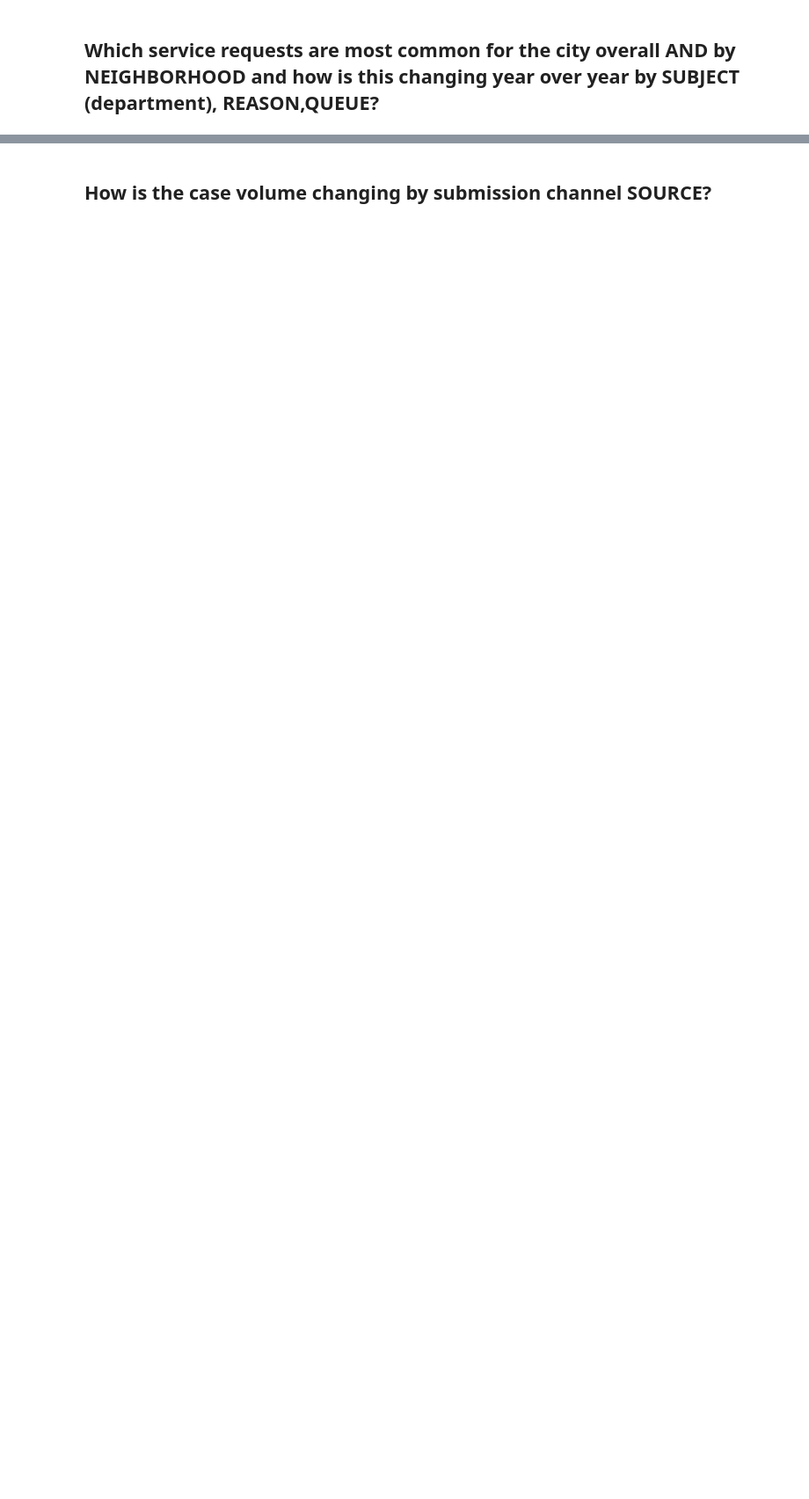
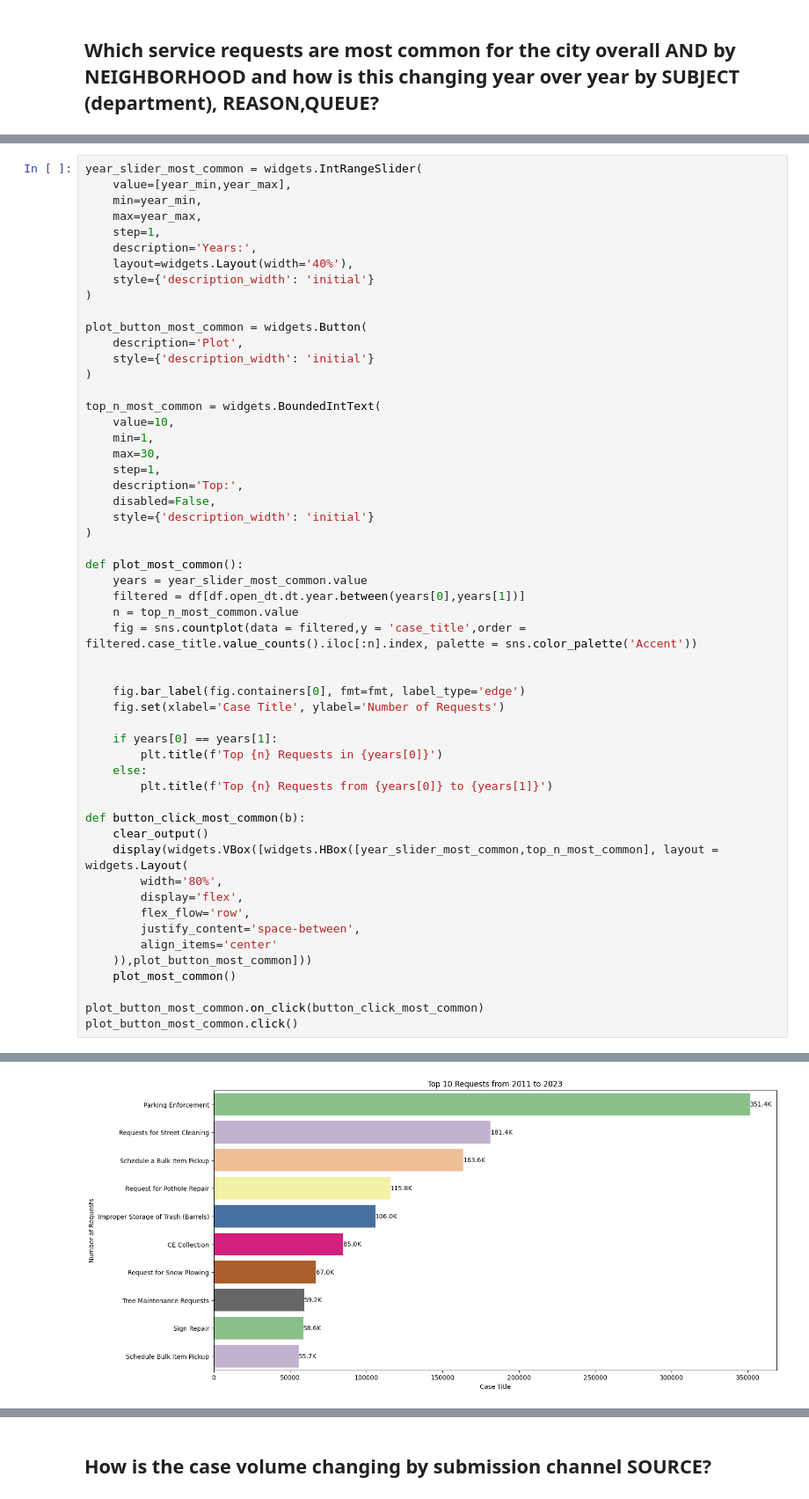
Before and after one commit to Laerk23/CS506-311ServiceTracker, a Jupyter notebook: fa23-team-d/notebooks/base-questions.ipynb, the cells around one changed output, grey strips where cells are left out. Shown at 88% size. Drawn from its saved outputs; the diff is of its cells as text; blank space fills up the shorter version.

```diff
--- a/fa23-team-d/notebooks/base-questions.ipynb
+++ b/fa23-team-d/notebooks/base-questions.ipynb
@@ -102,0 +112,55 @@ df.loc[df.neighborhood == ' ','neighborhood'] = 'No Neighborhood'
+# %%
+year_slider_most_common = widgets.IntRangeSlider(
+    value=[year_min,year_max],
+    min=year_min,
+    max=year_max,
+    step=1,
+    description='Years:',
+    layout=widgets.Layout(width='40%'),
+    style={'description_width': 'initial'}
+)
+
+plot_button_most_common = widgets.Button(
+    description='Plot',
+    style={'description_width': 'initial'}
+)
+
+top_n_most_common = widgets.BoundedIntText(
+    value=10,
+    min=1,
+    max=30,
+    step=1,
+    description='Top:',
+    disabled=False,
+    style={'description_width': 'initial'}
+)
+
+def plot_most_common():
+    years = year_slider_most_common.value
+    filtered = df[df.open_dt.dt.year.between(years[0],years[1])]
+    n = top_n_most_common.value
+    fig = sns.countplot(data = filtered,y = 'case_title',order = filtered.case_title.value_counts().iloc[:n].index, palette = sns.color_palette('Accent'))
+
+
+    fig.bar_label(fig.containers[0], fmt=fmt, label_type='edge')
+    fig.set(xlabel='Case Title', ylabel='Number of Requests')
+
+    if years[0] == years[1]:
+        plt.title(f'Top {n} Requests in {years[0]}')
+    else:
+        plt.title(f'Top {n} Requests from {years[0]} to {years[1]}')
+
+def button_click_most_common(b):
+    clear_output()
+    display(widgets.VBox([widgets.HBox([year_slider_most_common,top_n_most_common], layout = widgets.Layout(
+        width='80%',
+        display='flex',
+        flex_flow='row',
+        justify_content='space-between',
+        align_items='center'
+    )),plot_button_most_common]))
+    plot_most_common()
+
+plot_button_most_common.on_click(button_click_most_common)
+plot_button_most_common.click()
+# %% [output]
@@ -102,0 +168 @@ df.loc[df.neighborhood == ' ','neighborhood'] = 'No Neighborhood'
+[figure, added]
```
Also changed, not shown: parts of 30 cells of this notebook.
